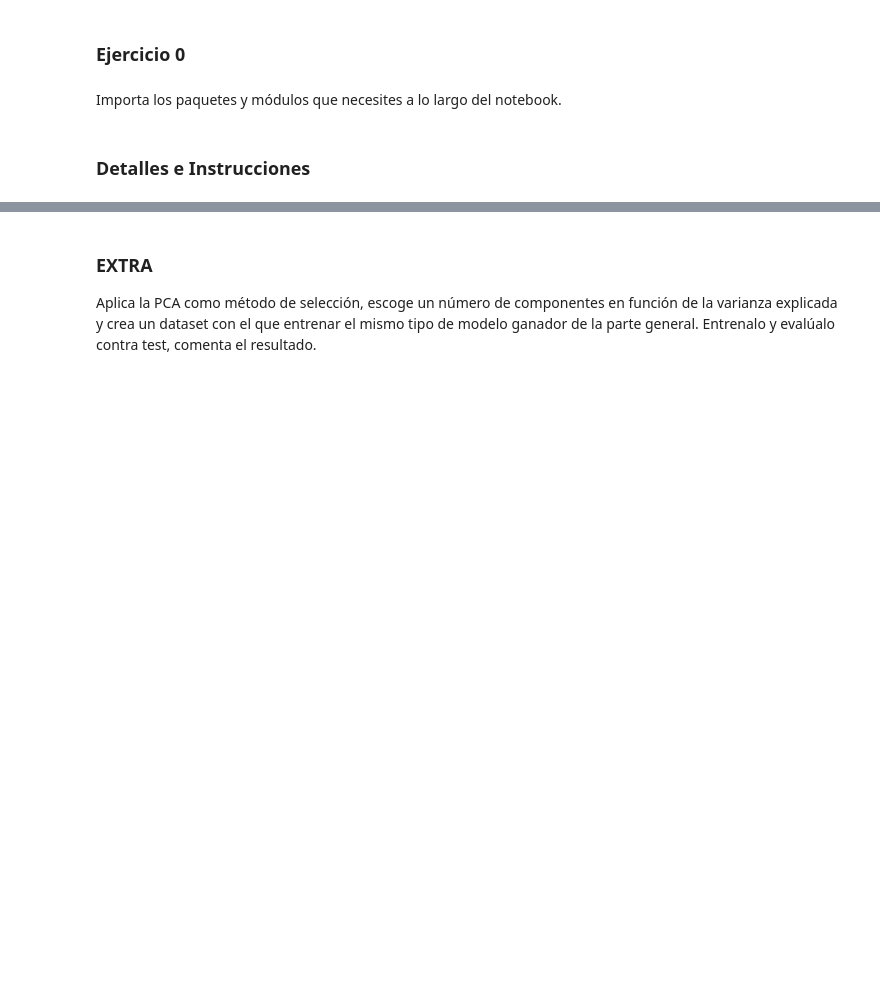
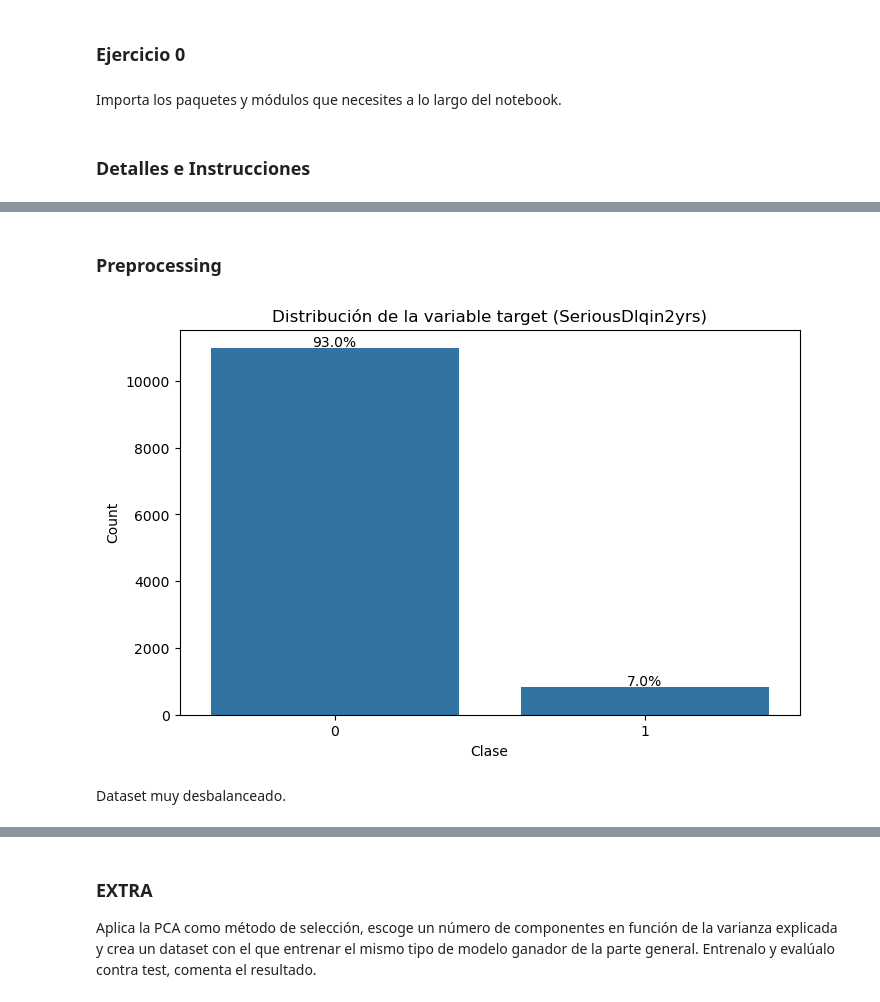
Before and after one commit to CanaryBrianArmas/ONLINE_DS_THEBRIDGE_-Ejercicios-a-corregir, a Jupyter notebook: Sprint_14/Unidad_2/18_Practica_Obligatoria_Seleccion_Features.ipynb, the cells around one changed output, grey strips where cells are left out. Drawn from its saved outputs; the diff is of its cells as text; code cells hidden in the pictures; blank space fills up the shorter version.

```diff
--- a/Sprint_14/Unidad_2/18_Practica_Obligatoria_Seleccion_Features.ipynb
+++ b/Sprint_14/Unidad_2/18_Practica_Obligatoria_Seleccion_Features.ipynb
@@ -41,0 +59,3 @@ data = r"https://raw.githubusercontent.com/rodolso/DS_Online_Octubre24_Exercises
+# %%
+# Cargar datos
+data = pd.read_csv(path)
@@ -41,0 +104,20 @@ data = r"https://raw.githubusercontent.com/rodolso/DS_Online_Octubre24_Exercises
+# %% [markdown]
+### Preprocessing
+# %%
+# Eliminar filas con nulos
+data = data.dropna()
+# %%
+# Conversión selectiva de variables NumberOf...
+# Convertimos solo las que tienen distribución sesgada
+convertir_a_categorica = [
+    "NumberOfTime30-59DaysPastDueNotWorse",
+    "NumberOfTimes90DaysLate",
+    "NumberOfTime60-89DaysPastDueNotWorse"
+]
+
+for col in convertir_a_categorica:
+    # Binificación con criterio: 0, 1, 2+
+    data[col] = np.where(data[col] >= 2, "2+", data[col].astype(str))
+# %%
+# One-hot encoding solo para las convertidas
+data = pd.get_dummies(data, columns=convertir_a_categorica, drop_first=True)
@@ -41,0 +135,21 @@ data = r"https://raw.githubusercontent.com/rodolso/DS_Online_Octubre24_Exercises
+# %%
+# target visualization
+plt.figure(figsize=(8, 5))
+ax = sns.countplot(x=data["SeriousDlqin2yrs"])
+plt.title('Distribución de la variable target (SeriousDlqin2yrs)')
+plt.xlabel('Clase')
+plt.ylabel('Count')
+
+# Añadir porcentajes
+total = len(data)
+for p in ax.patches:
+    percentage = f'{(100 * p.get_height()/total):.1f}%'
+    x = p.get_x() + p.get_width()/2
+    y = p.get_height() + 50
+    ax.annotate(percentage, (x, y), ha='center')
+
+plt.show()
+# %% [output]
+[figure, added]
+# %% [markdown]
+Dataset muy desbalanceado.
```
Also changed, not shown: parts of 39 cells of this notebook.
